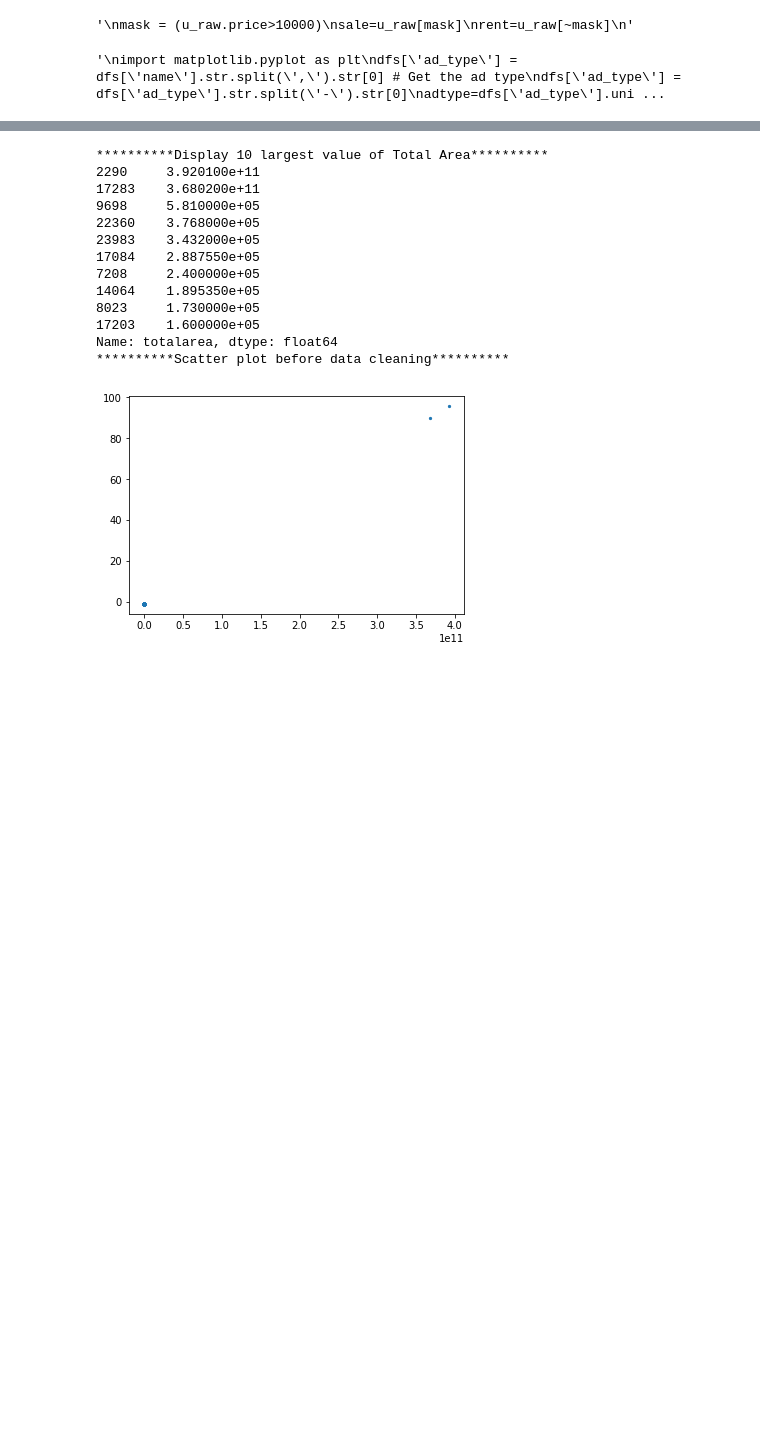
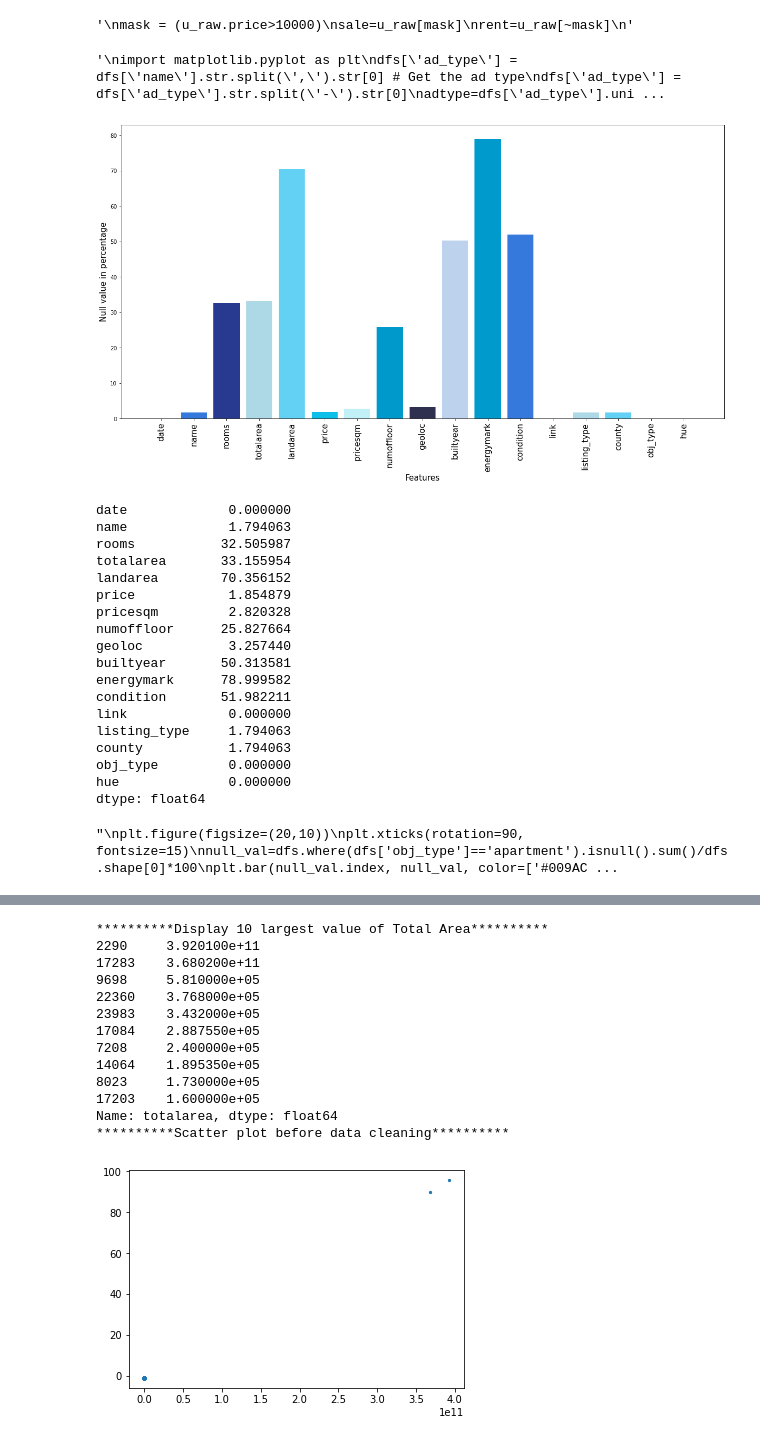
Before and after one commit to hasantanvir79/RealEstateProject, a Jupyter notebook: Exploratory Data Analysis and Data Cleaning.ipynb, the cells around one changed output, grey strips where cells are left out. Cells and saved outputs as stored; diff of their text form; code cells hidden in the pictures; blank space fills up the shorter version.

```diff
--- a/Exploratory Data Analysis and Data Cleaning.ipynb
+++ b/Exploratory Data Analysis and Data Cleaning.ipynb
@@ -199,6 +199,51 @@ adtype
 '''
 # %% [output]
 '\nimport matplotlib.pyplot as plt\ndfs[\'ad_type\'] = dfs[\'name\'].str.split(\',\').str[0] # Get the ad type\ndfs[\'ad_type\'] = dfs[\'ad_type\'].str.split(\'-\').str[0]\nadtype=dfs[\'ad_type\'].uni ...
+# %%
+plt.figure(figsize=(20,10))
+plt.xticks(rotation=90, fontsize=15)
+null_val=dfs.isnull().sum()/dfs.shape[0]*100
+plt.bar(null_val.index, null_val, color=['#009ACD','#3579DC', '#283A90','#ADD8E6', '#63D1F4', '#0EBFE9',
+                      '#C1F0F6', '#0099CC', '#2F2F4F', '#BCD2ED'])
+plt.xlabel('Features', fontsize=15)
+plt.ylabel('Null value in percentage', fontsize=15)
+plt.show()
+
+print( null_val)
+
+'''
+plt.figure(figsize=(20,10))
+plt.xticks(rotation=90, fontsize=15)
+null_val=dfs.where(dfs['obj_type']=='apartment').isnull().sum()/dfs.shape[0]*100
+plt.bar(null_val.index, null_val, color=['#009ACD','#3579DC', '#283A90','#ADD8E6', '#63D1F4', '#0EBFE9',
+                      '#C1F0F6', '#0099CC', '#2F2F4F', '#BCD2ED'])
+plt.xlabel('Features', fontsize=15)
+plt.ylabel('Null value in percentage', fontsize=15)
+plt.show()
+
+print( null_val)
+'''
+# %% [output]
+[figure, added]
+date             0.000000
+name             1.794063
+rooms           32.505987
+totalarea       33.155954
+landarea        70.356152
+price            1.854879
+pricesqm         2.820328
+numoffloor      25.827664
+geoloc           3.257440
+builtyear       50.313581
+energymark      78.999582
+condition       51.982211
+link             0.000000
+listing_type     1.794063
+county           1.794063
+obj_type         0.000000
+hue              0.000000
+dtype: float64
+"\nplt.figure(figsize=(20,10))\nplt.xticks(rotation=90, fontsize=15)\nnull_val=dfs.where(dfs['obj_type']=='apartment').isnull().sum()/dfs.shape[0]*100\nplt.bar(null_val.index, null_val, color=['#009AC ...
 # %%
 import missingno as msn
 import matplotlib.pyplot as plt
```
Also changed, not shown: parts of 7 cells of this notebook, 35 other files.
